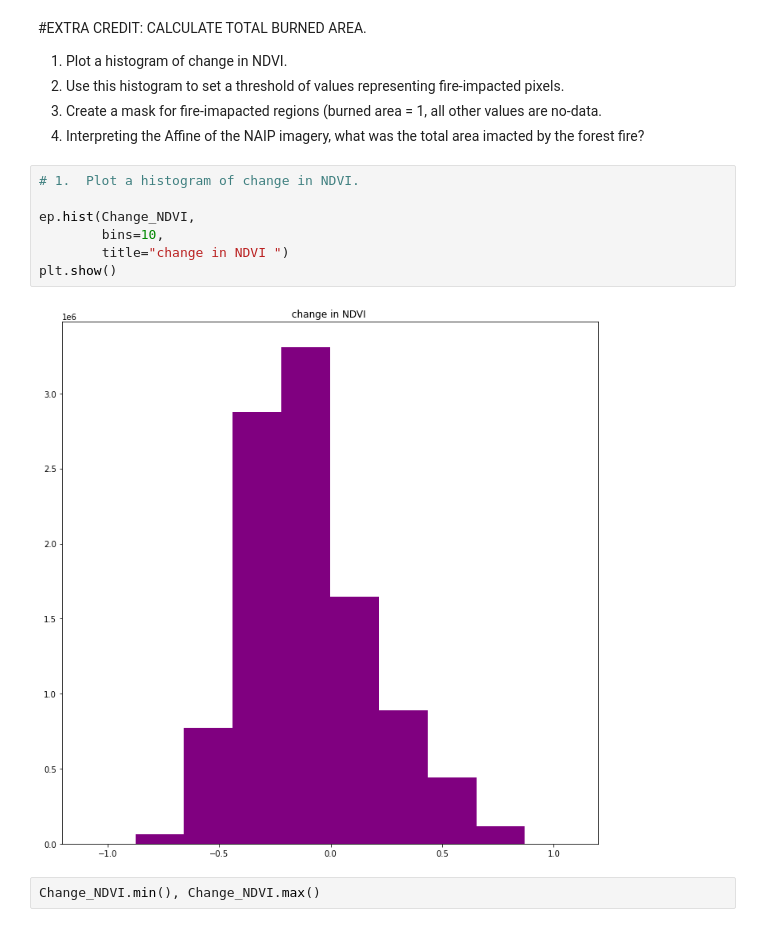
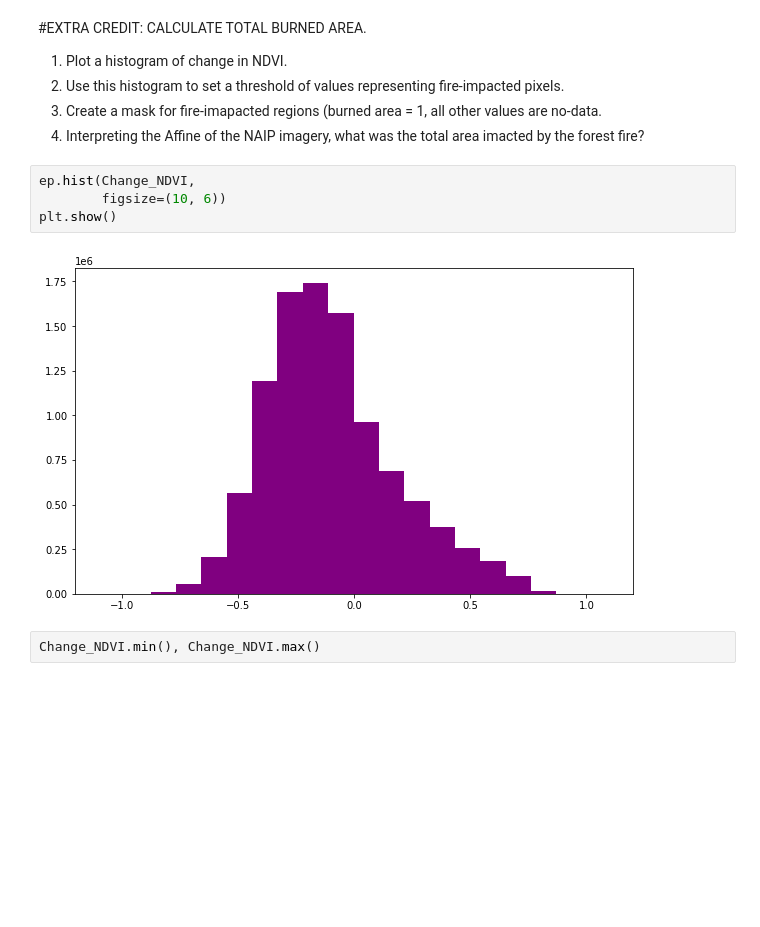
Before and after one commit to nalamry/EnvDatSci22, a Jupyter notebook: CodeSprints/RasterData101.ipynb, the cells around one changed output. Cells and saved outputs as stored; diff of their text form; blank space fills up the shorter version.

```diff
--- a/CodeSprints/RasterData101.ipynb
+++ b/CodeSprints/RasterData101.ipynb
@@ -745,15 +745,12 @@ plt.show()
 2. Use this histogram to set a threshold of values representing fire-impacted pixels.
 3. Create a mask for fire-imapacted regions (burned area = 1, all other values are no-data.
 4. Interpreting the Affine of the NAIP imagery, what was the total area imacted by the forest fire?
-# %%
-# 1.  Plot a histogram of change in NDVI.
-
-ep.hist(Change_NDVI,
-        bins=10,
-        title="change in NDVI ")
-plt.show()
-# %% [output]
-[figure, removed]
+# %%
+ep.hist(Change_NDVI,
+        figsize=(10, 6))
+plt.show()
+# %% [output]
+[figure, added]
 # %%
 Change_NDVI.min(), Change_NDVI.max()
 # %% [output]
```
